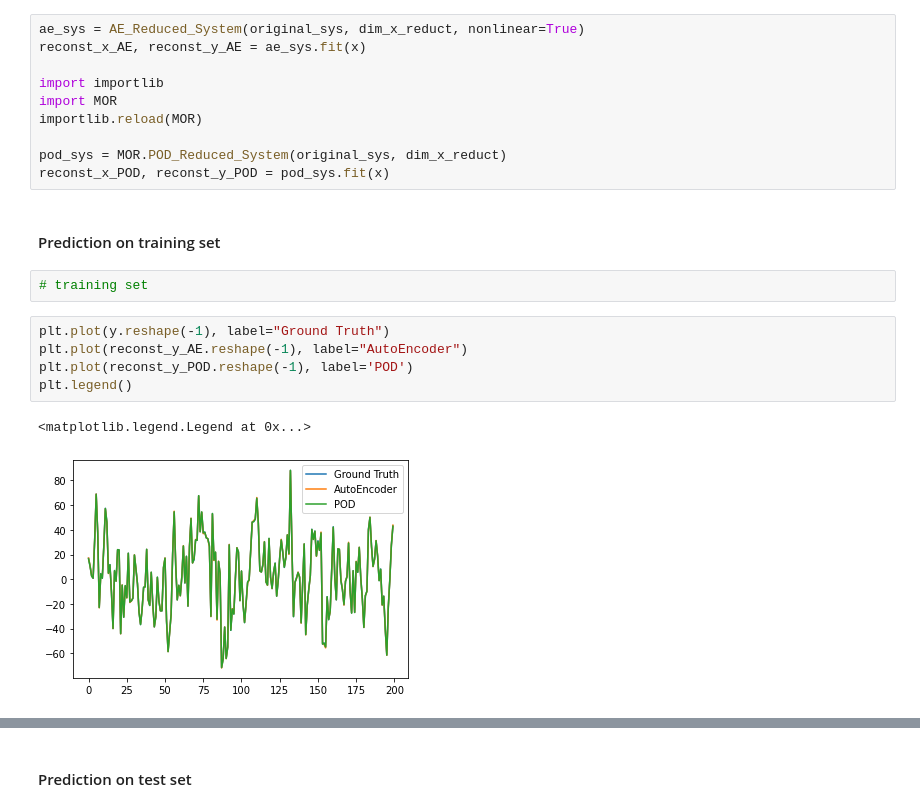
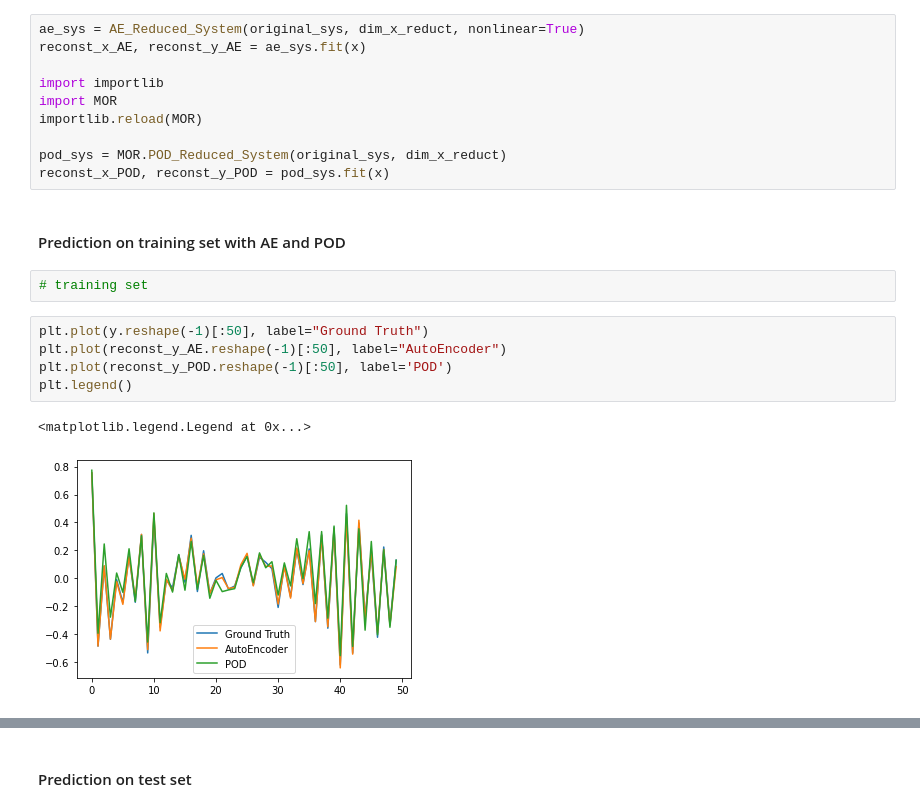
Before and after one commit to pc-Jiang/MOR_in_control_system, a Jupyter notebook: test.ipynb, the cells around one changed output, grey strips where cells are left out. Saved outputs shown, nothing was run; the diff lists cells and outputs as text.

```diff
--- a/test.ipynb
+++ b/test.ipynb
@@ -47,17 +47,17 @@ importlib.reload(MOR)
 pod_sys = MOR.POD_Reduced_System(original_sys, dim_x_reduct)
 reconst_x_POD, reconst_y_POD = pod_sys.fit(x)
 # %% [markdown]
-#### Prediction on training set
+#### Prediction on training set with AE and POD
 # %%
 # training set
 # %%
-plt.plot(y.reshape(-1), label="Ground Truth")
-plt.plot(reconst_y_AE.reshape(-1), label="AutoEncoder")
-plt.plot(reconst_y_POD.reshape(-1), label='POD')
+plt.plot(y.reshape(-1)[:50], label="Ground Truth")
+plt.plot(reconst_y_AE.reshape(-1)[:50], label="AutoEncoder")
+plt.plot(reconst_y_POD.reshape(-1)[:50], label='POD')
 plt.legend()
 # %% [output]
 <matplotlib.legend.Legend at 0x...>
-[figure, old version]
+[figure, new version]
 # %%
 f, (ax1, ax2, ax3) = plt.subplots(3, 1)
 ax1.imshow(x)
```
Also changed, not shown: parts of 17 cells of this notebook, 1 other file.
